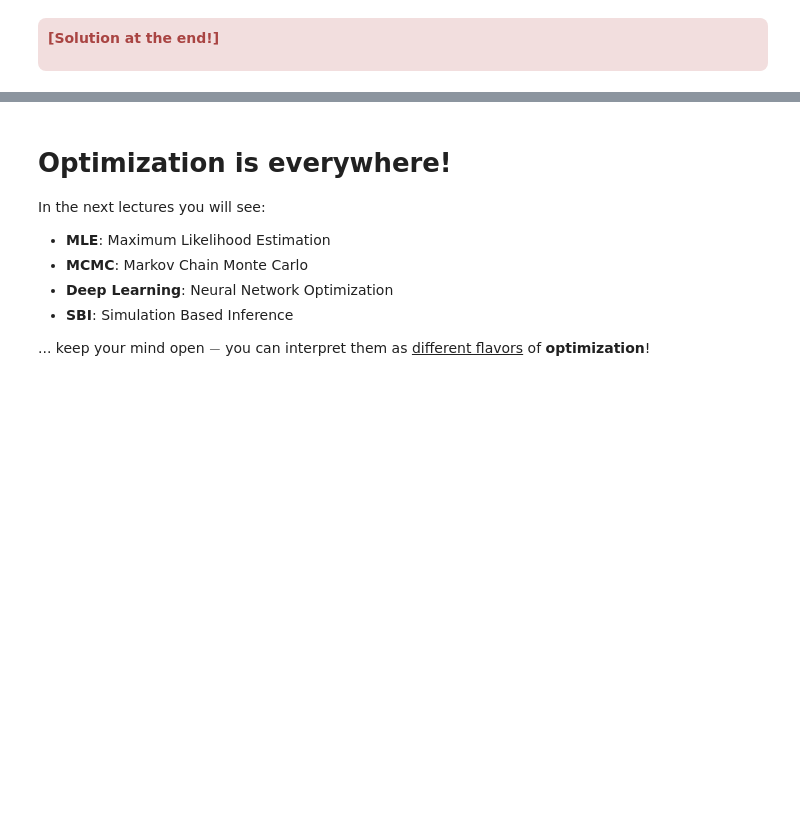
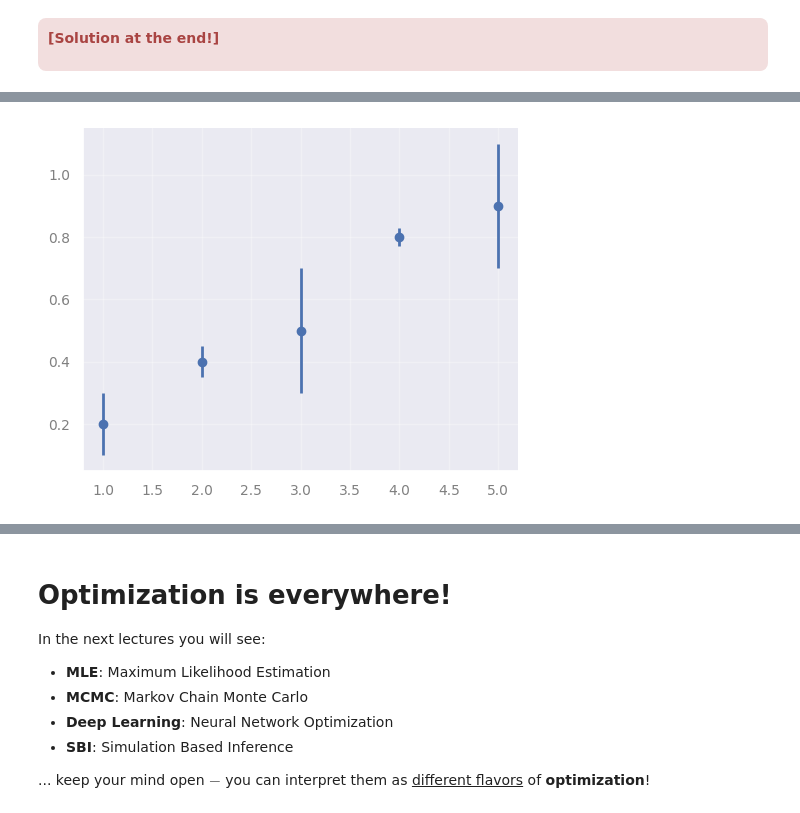
Before and after one commit to AstroStat-Academy/astrostat-school-8, a Jupyter notebook: Optimization/Optimization.ipynb, the cells around one changed output, grey strips where cells are left out. Saved outputs shown, nothing was run; the diff lists cells and outputs as text; code cells hidden in the pictures; blank space fills up the shorter version.

```diff
--- a/Optimization/Optimization.ipynb
+++ b/Optimization/Optimization.ipynb
@@ -955,9 +965,10 @@ print(f"Difference     = {abs(tau_fit - 111.3):.2f} days  ({abs(tau_fit - 111.3)
-# %%
-X = [1, 2, 3, 4, 5]
-y = [0.2, 0.4, 0.5, 0.8, 0.9]
-y_err = [0.1, 0.05, 0.2, 0.03, 0.2]
-
-from matplotlib import pyplot as plt
-plt.figure(figsize=(3,3))
-plt.errorbar(X, y, yerr=y_err, marker="o", ls="none")
-plt.show()
+# %%
+x = np.array([1, 2, 3, 4, 5])
+y = np.array([0.2, 0.4, 0.5, 0.8, 0.9])
+y_err = np.array([0.1, 0.05, 0.2, 0.03, 0.2])
+
+plt.figure(figsize=(5,4))
+plt.errorbar(X, y, yerr=y_err, marker="o", ls="none")
+plt.show()
+# %% [output]
+[figure, added]
```
Also changed, not shown: parts of 9 cells of this notebook.
